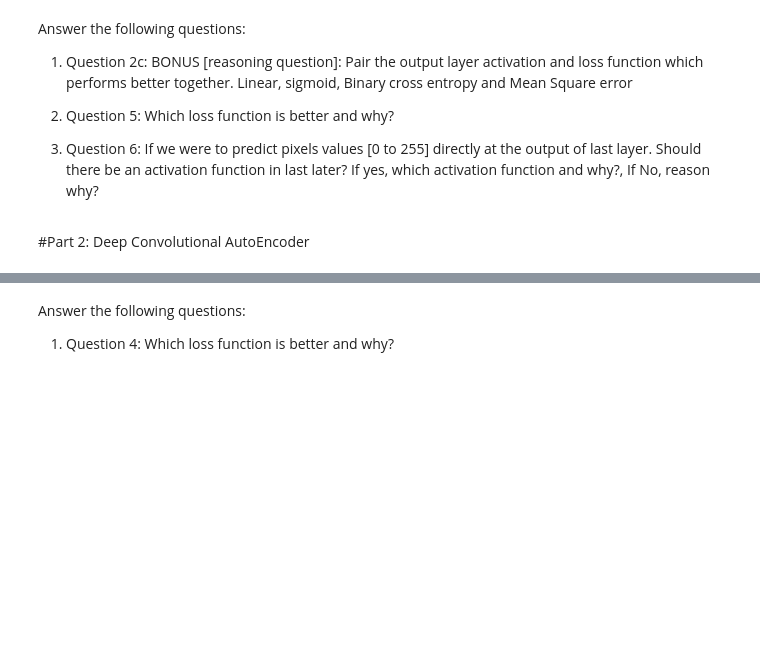
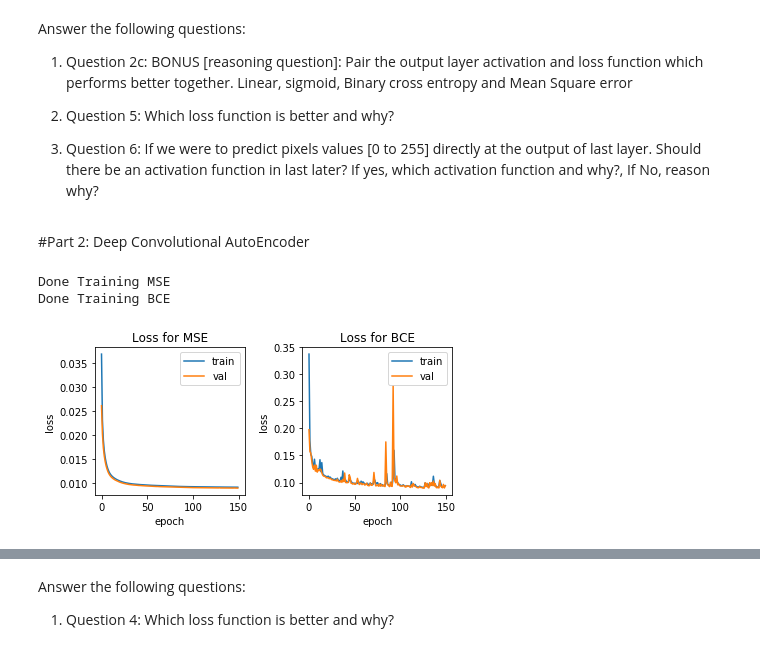
Before and after one commit to Salazar-Prime/deep_forget, a Jupyter notebook: Project 2 Autoencoders/Project_2_Student_code.ipynb, the cells around one changed output, grey strips where cells are left out. Saved outputs shown, nothing was run; the diff lists cells and outputs as text; code cells hidden in the pictures; blank space fills up the shorter version.

```diff
--- a/Project 2 Autoencoders/Project_2_Student_code.ipynb
+++ b/Project 2 Autoencoders/Project_2_Student_code.ipynb
@@ -178,4 +196,48 @@ Answer the following questions:
 # %%
 #Reshape data into 2-D signals and account for grayscale channel in each image
 #FILL IN THIS CODE BLOCK
+data_train_part2 = data_train.reshape(-1,28,28,1)
+data_test_part2 = data_test.reshape(-1,28,28,1)
+# %%
+#Create Convolutional AutoEncoder Architecture
+def cae():
+    model = Sequential()
+
+    #FILL THIS IN WITH MODEL ARCHITECTURE
+
+    # encoder
+    model.add(Conv2D(16, (3, 3), input_shape=(28, 28,1), padding='same', name='input'))
+    model.add(MaxPooling2D((2, 2), padding='same'))
+    model.add(Conv2D(8, (3, 3), padding='same'))
+
+    # bottleneck
+    model.add(MaxPooling2D((2, 2), padding='same', name='bottleneck'))
+
+    # decoder
+    model.add(Conv2D(8, (3, 3), padding='same'))
+    model.add(UpSampling2D((2, 2)))
+    model.add(Conv2D(16, (3, 3), padding='same'))
+    model.add(UpSampling2D((2, 2)))
+    model.add(Conv2D(1, (3, 3), padding='same'))
+
+    return model
+
+#Create deep autoencoder graph
+conv_ae_mse = cae()
+conv_ae_bce = cae()
+
+#Compile model using an appropriate loss and optimizer algorithm
+#FILL THIS IN
+conv_ae_mse.compile(loss='mean_squared_error', optimizer='adam', metrics=['accuracy'])
+conv_ae_bce.compile(loss='binary_crossentropy', optimizer='adam', metrics=['accuracy'])
+
+#Train the model and assign training meta-data to a variable
+#FILL THIS IN
+hist_conv_mse = conv_ae_mse.fit(data_train_part2, data_train_part2, validation_data=(data_test_part2, data_test_part2), shuffle=True, epochs=150, batch_size=1024, verbose=0)
+print('Done Training MSE')
+hist_conv_bce = conv_ae_bce.fit(data_train_part2, data_train_part2, validation_data=(data_test_part2, data_test_part2), shuffle=True, epochs=150, batch_size=1024, verbose=0)
+print('Done Training BCE')
+# %% [output]
+Done Training MSE
+Done Training BCE
 # %%
@@ -211,0 +252,28 @@ conv_ae_hl = get_hl([data_test_reshape_cae])[0]
+# %%
+#Plot loss vs epoch  for BCE and MSE [Together or separate, Both accepted]
+#FILL THIS CODE BLOCK IN AND PRODUCE PLOT
+
+# Plot loss vs epoch for all combinations of output activation and loss functions
+fig =  plt.figure(figsize=(6,3))
+
+# plot Sigmoid and MSE
+ax = fig.add_subplot(1,2,1)
+ax.plot(hist_conv_mse.history['loss'])
+ax.plot(hist_conv_mse.history['val_loss'])
+ax.set_ylabel('loss')
+ax.set_xlabel('epoch')
+ax.legend(['train','val'])
+ax.set_title('Loss for MSE')
+
+# plot Sigmoid and BCE
+ax = fig.add_subplot(1,2,2)
+ax.plot(hist_conv_bce.history['loss'])
+ax.plot(hist_conv_bce.history['val_loss'])
+ax.set_ylabel('loss')
+ax.set_xlabel('epoch')
+ax.legend(['train','val'])
+ax.set_title('Loss for BCE')
+
+fig.tight_layout()
+# %% [output]
+[figure, added]
```
Also changed, not shown: parts of 6 cells of this notebook.
